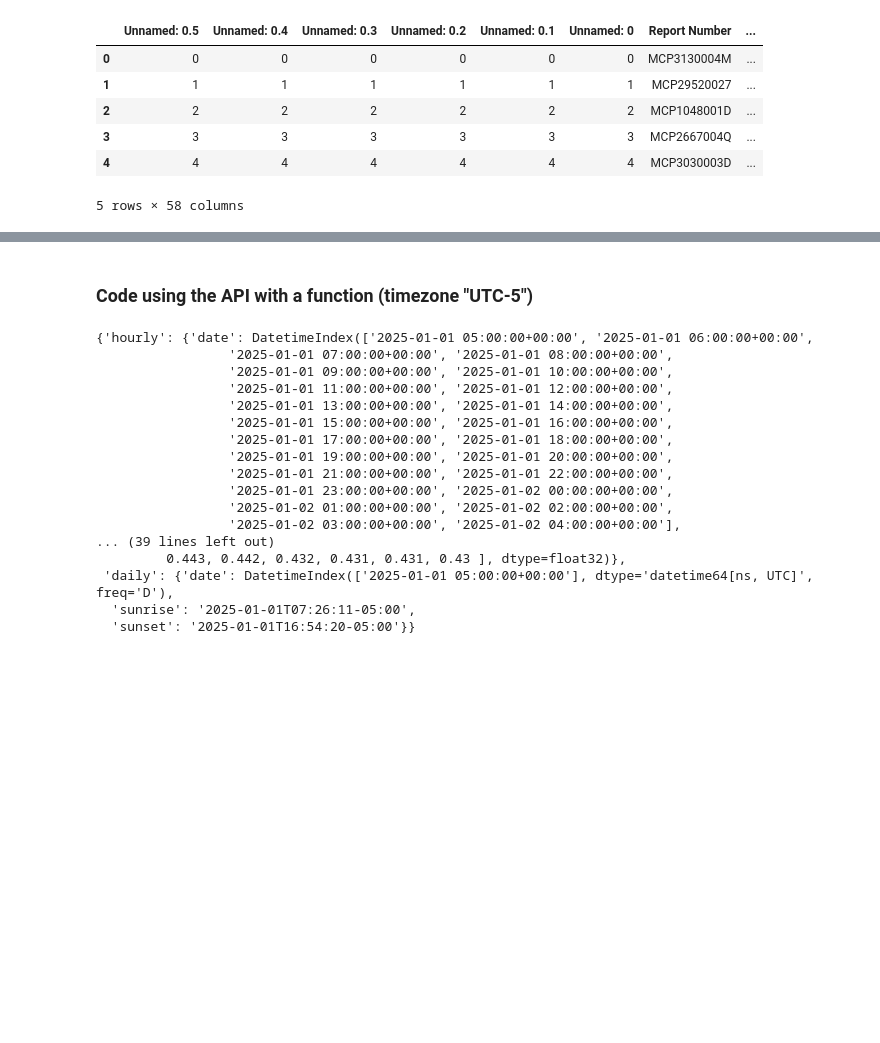
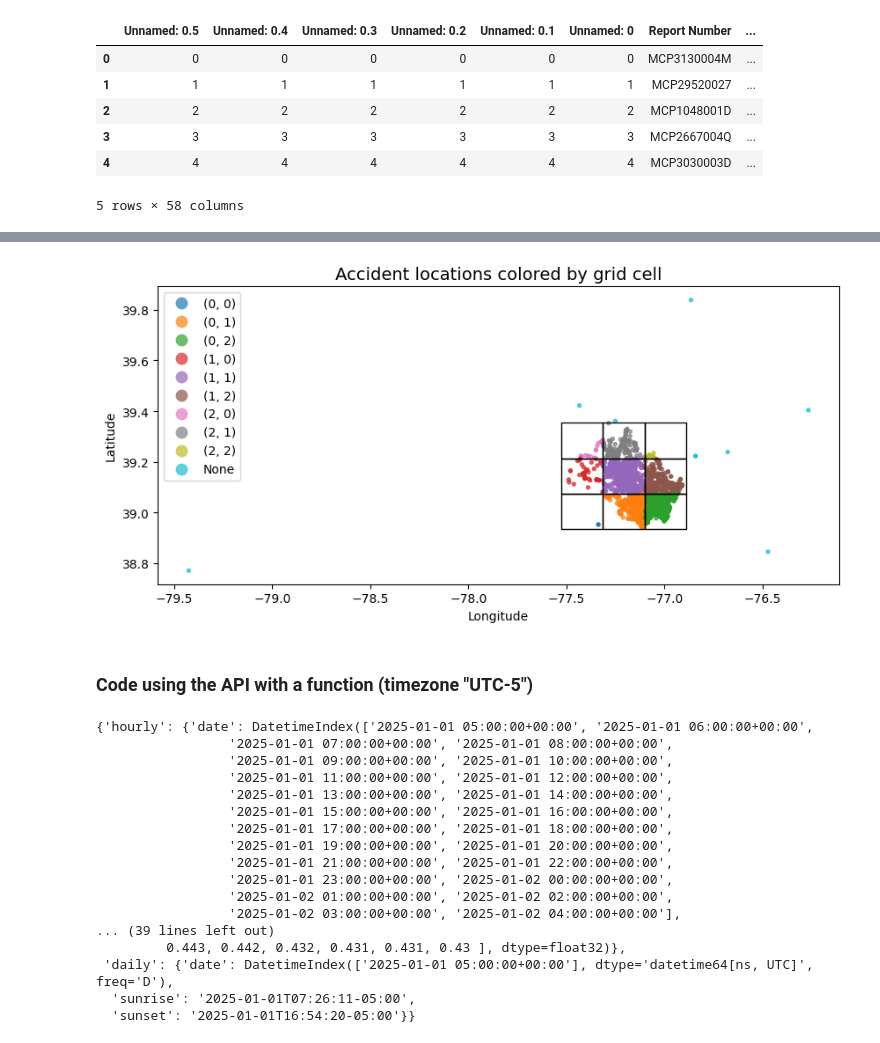
Before and after one commit to mathiasmoka/pyds25, a Jupyter notebook: weather.ipynb, the cells around one changed output, grey strips where cells are left out. Drawn from its saved outputs; the diff is of its cells as text; code cells hidden in the pictures; blank space fills up the shorter version.

```diff
--- a/weather.ipynb
+++ b/weather.ipynb
@@ -70,0 +127,20 @@ car_accidents_data.head()
+# %%
+grid = create_squares(
+    car_accidents_data,
+    "Latitude",
+    "Longitude",
+    3,
+    3
+)
+
+
+car_accidents_data['grid_cell'] = car_accidents_data.apply(
+    lambda row: find_square_from_grid(
+        row['Latitude'],
+        row['Longitude'],
+        grid
+    ),
+    axis=1
+)
+
+car_accidents_data[['Latitude', 'Longitude', 'grid_cell']].head()
@@ -71,3 +154,75 @@ car_accidents_data.head()
+# %%
+import geopandas as gpd
+import matplotlib.pyplot as plt
+from shapely.geometry import Point
+import pandas as pd
+
+lat_min = 38.934343
+lat_max = 39.353502
+lon_min = -77.52768
+lon_max = -76.888505
+# Create geometry column from Latitude / Longitude
+geometry = [
+    Point(lon, lat)
+    for lon, lat in zip(
+        car_accidents_data['Longitude'],
+        car_accidents_data['Latitude']
+    )
+]
+
+gdf = gpd.GeoDataFrame(
+    car_accidents_data,
+    geometry=geometry,
+    crs="EPSG:4326"
+)
+
+polygons = []
+cells = []
+
+for (i, j), (lat_min, lat_max, lon_min, lon_max) in grid.items():
+    poly = Polygon([
+        (lon_min, lat_min),
+        (lon_max, lat_min),
+        (lon_max, lat_max),
+        (lon_min, lat_max)
+    ])
+    polygons.append(poly)
+    cells.append(f"({i}, {j})")
+
+grid_gdf = gpd.GeoDataFrame(
+    {'grid_cell': cells},
+    geometry=polygons,
+    crs="EPSG:4326"
+)
+
+gdf['grid_cell_str'] = gdf['grid_cell'].astype(str)
+
+fig, ax = plt.subplots(figsize=(10, 10))
+
+# Plot grid boundaries
+grid_gdf.boundary.plot(
+    ax=ax,
+    color='black',
+    linewidth=1
+)
+
+# Plot accident points colored by grid cell
+gdf.plot(
+    ax=ax,
+    column='grid_cell_str',
+    cmap='tab10',
+    markersize=8,
+    legend=True,
+    alpha=0.7
+)
+
+ax.set_title("Accident locations colored by grid cell", fontsize=14)
+ax.set_xlabel("Longitude")
+ax.set_ylabel("Latitude")
+
+plt.show()
+# %% [output]
+[figure, added]
 # %% [markdown]
 ### Code using the API with a function (timezone "UTC-5")
 # %%
```
Also changed, not shown: parts of 11 cells of this notebook.
